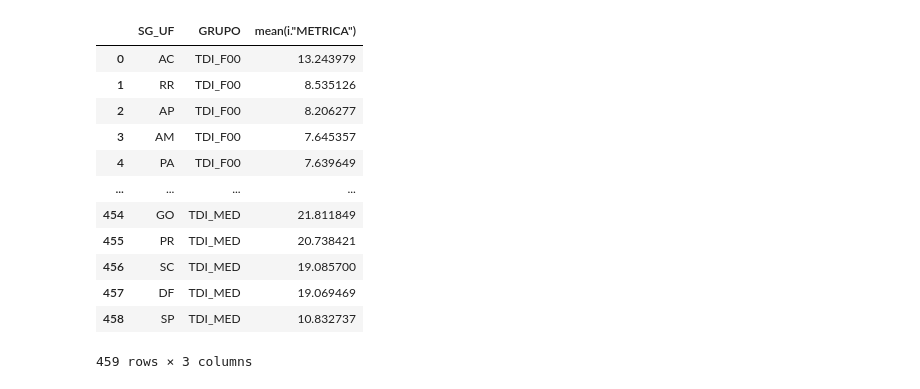
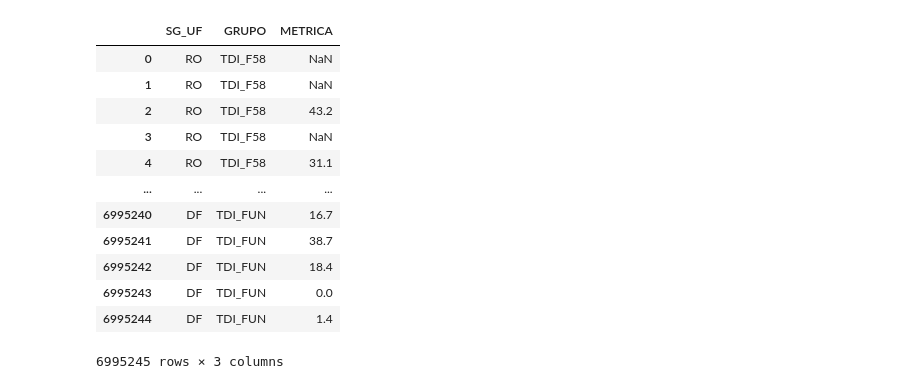
Before and after one commit to raffOps/EduCensoExplorer, a Jupyter notebook: etl/load/queries.ipynb, the cells around one changed output. Saved outputs shown, nothing was run; the diff lists cells and outputs as text; code cells hidden in the pictures.

```diff
--- a/etl/load/queries.ipynb
+++ b/etl/load/queries.ipynb
@@ -134,31 +101,32 @@ con.execute(f"""
 # %%
 dimension = "SG_UF"
 indicador_grupo = "TDI"
-con.execute(f"""
+tdi = con.execute(f"""
     select
         m.{dimension},
         i.GRUPO,
-        mean(i.METRICA)
+        i.METRICA
         from microdados m
         left join {indicador_grupo} i
             on m.NU_ANO_CENSO = i.NU_ANO_CENSO
             and m.CO_ENTIDADE = i.CO_ENTIDADE
         where i.GRUPO like '{indicador_grupo}%'
-        group by m.{dimension}, i.GRUPO
-        order by 2, 3 desc
+        --group by m.{dimension}, i.GRUPO
+        --order by 2, 3 desc
     """
 ).df()
+tdi
 # %% [output]
-|  | SG_UF | GRUPO | mean(i."METRICA") |
-| 0 | AC | TDI_F00 | 13.243979 |
-| 1 | RR | TDI_F00 | 8.535126 |
-| 2 | AP | TDI_F00 | 8.206277 |
-| 3 | AM | TDI_F00 | 7.645357 |
-| 4 | PA | TDI_F00 | 7.639649 |
+|  | SG_UF | GRUPO | METRICA |
+| 0 | RO | TDI_F58 | NaN |
+| 1 | RO | TDI_F58 | NaN |
+| 2 | RO | TDI_F58 | 43.2 |
+| 3 | RO | TDI_F58 | NaN |
+| 4 | RO | TDI_F58 | 31.1 |
 | ... | ... | ... | ... |
-| 454 | GO | TDI_MED | 21.811849 |
-| 455 | PR | TDI_MED | 20.738421 |
-| 456 | SC | TDI_MED | 19.085700 |
-| 457 | DF | TDI_MED | 19.069469 |
-| 458 | SP | TDI_MED | 10.832737 |
+| 6995240 | DF | TDI_FUN | 16.7 |
+| 6995241 | DF | TDI_FUN | 38.7 |
+| 6995242 | DF | TDI_FUN | 18.4 |
+| 6995243 | DF | TDI_FUN | 0.0 |
+| 6995244 | DF | TDI_FUN | 1.4 |
-459 rows × 3 columns
+6995245 rows × 3 columns
```
Also changed, not shown: parts of 17 cells of this notebook, 1 other file.
